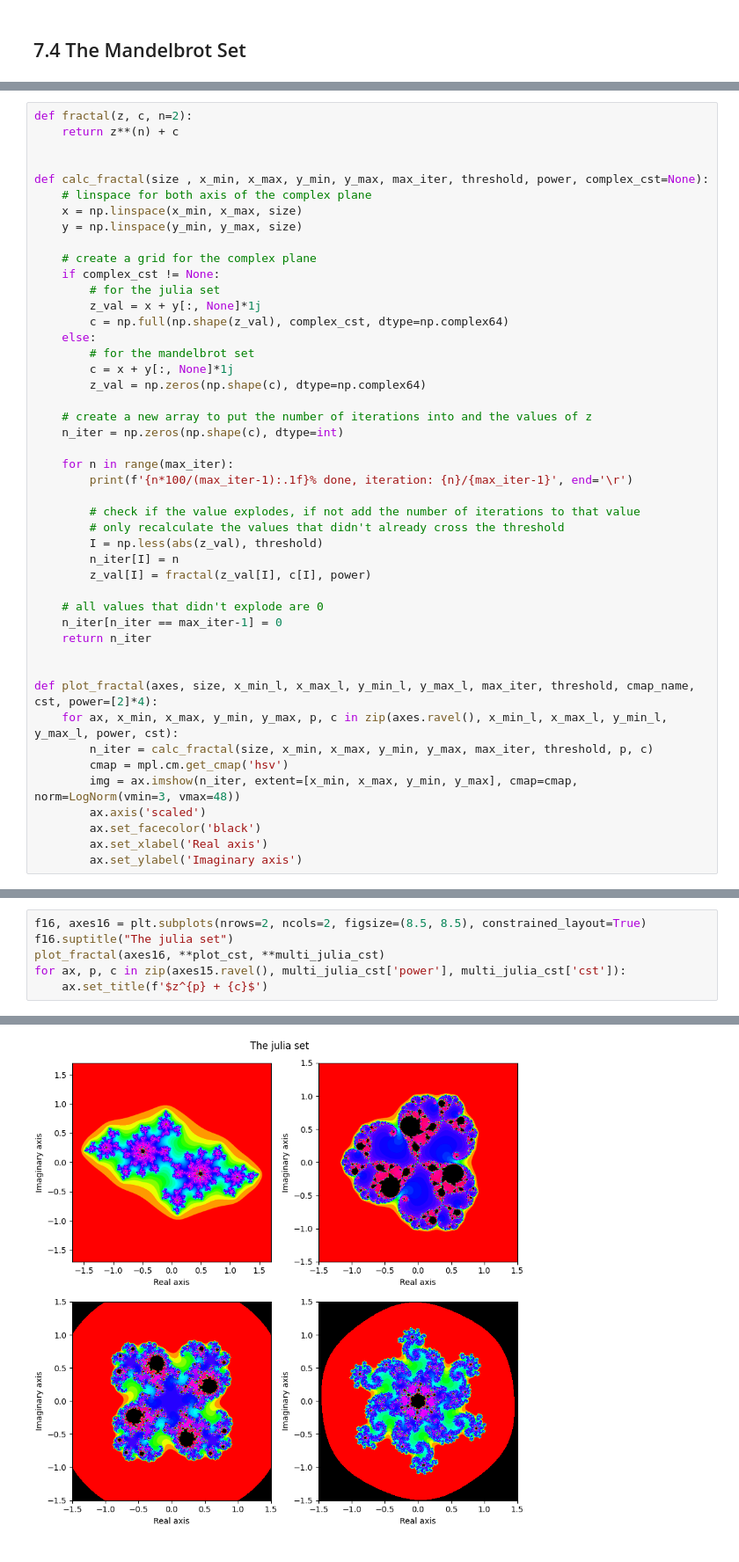
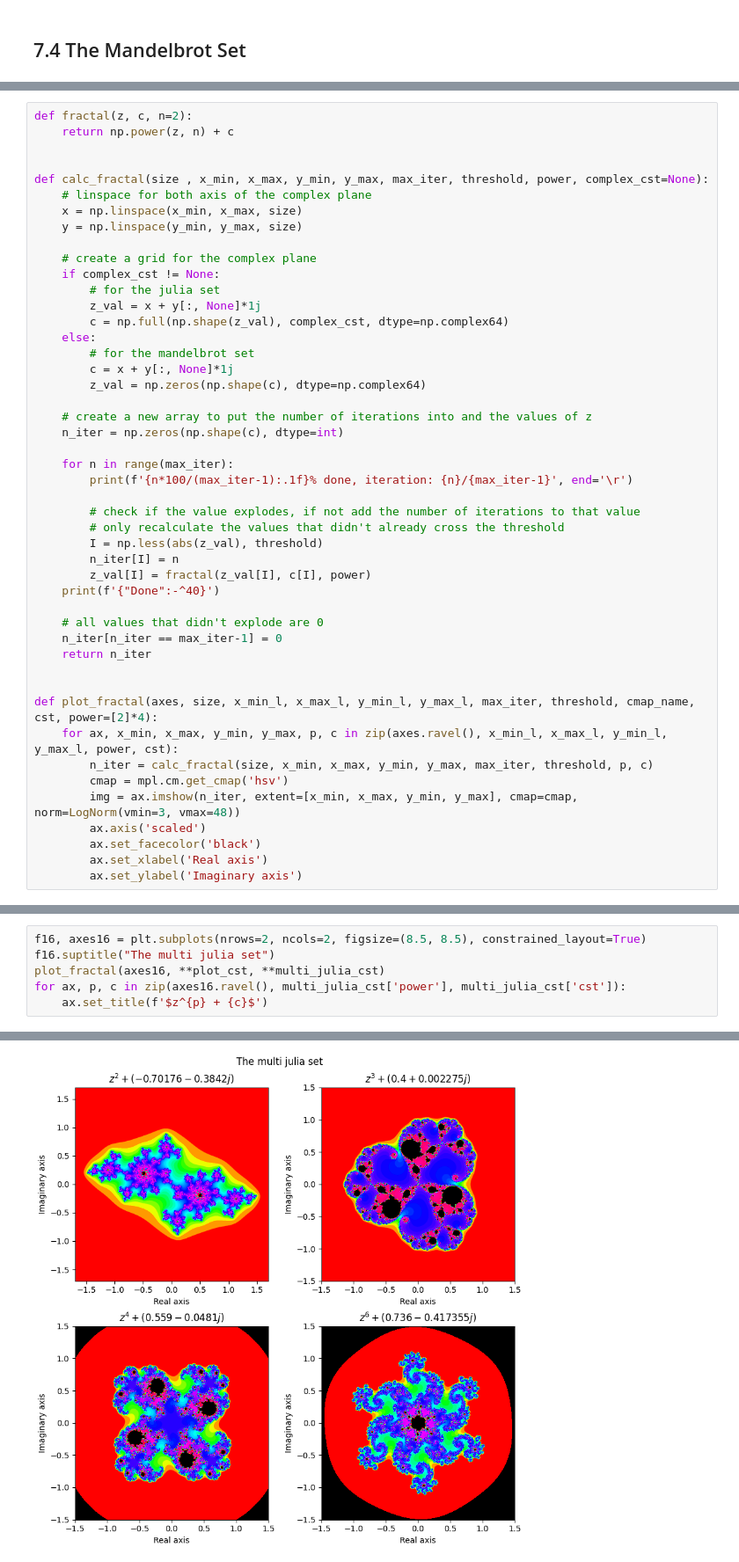
Before and after one commit to viktor40/Introductory-Biophysics, a Jupyter notebook: Exercises set 7.ipynb, the cells around one changed output, grey strips where cells are left out. Shown at 88% size. Cells and saved outputs as stored; diff of their text form.

```diff
--- a/Exercises set 7.ipynb
+++ b/Exercises set 7.ipynb
@@ -578,6 +572,6 @@ julia_anim_cst = {
 # %%
 def fractal(z, c, n=2):
-    return z**(n) + c
+    return np.power(z, n) + c
 
 
 def calc_fractal(size , x_min, x_max, y_min, y_max, max_iter, threshold, power, complex_cst=None):
@@ -606,6 +600,7 @@ def calc_fractal(size , x_min, x_max, y_min, y_max, max_iter, threshold, power,
         I = np.less(abs(z_val), threshold)
         n_iter[I] = n
         z_val[I] = fractal(z_val[I], c[I], power)
+    print(f'{"Done":-^40}')
 
     # all values that didn't explode are 0
     n_iter[n_iter == max_iter-1] = 0
@@ -660,8 +653,8 @@ It took 0.601s to execute "calc_fractal"
 [figure]
 # %%
 f16, axes16 = plt.subplots(nrows=2, ncols=2, figsize=(8.5, 8.5), constrained_layout=True)
-f16.suptitle("The julia set")
+f16.suptitle("The multi julia set")
 plot_fractal(axes16, **plot_cst, **multi_julia_cst)
-for ax, p, c in zip(axes15.ravel(), multi_julia_cst['power'], multi_julia_cst['cst']):
+for ax, p, c in zip(axes16.ravel(), multi_julia_cst['power'], multi_julia_cst['cst']):
     ax.set_title(f'$z^{p} + {c}$')
 # %% [output]
@@ -672,4 +665,4 @@ It took 0.656s to execute "calc_fractal"
-[figure, old version]
+[figure, new version]
 # %%
 # init plots
 f16, axes16 = plt.subplots(nrows=1, ncols=1, figsize=(5, 4.5))
```
Also changed, not shown: parts of 7 cells of this notebook.
